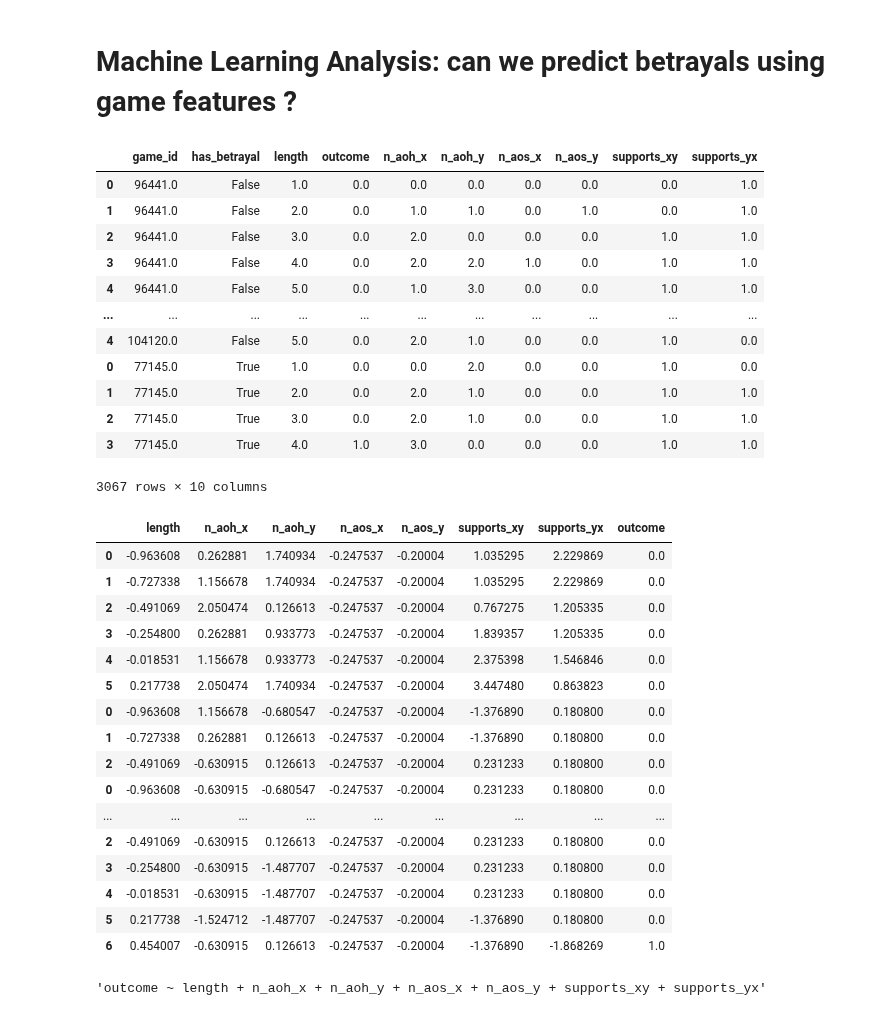
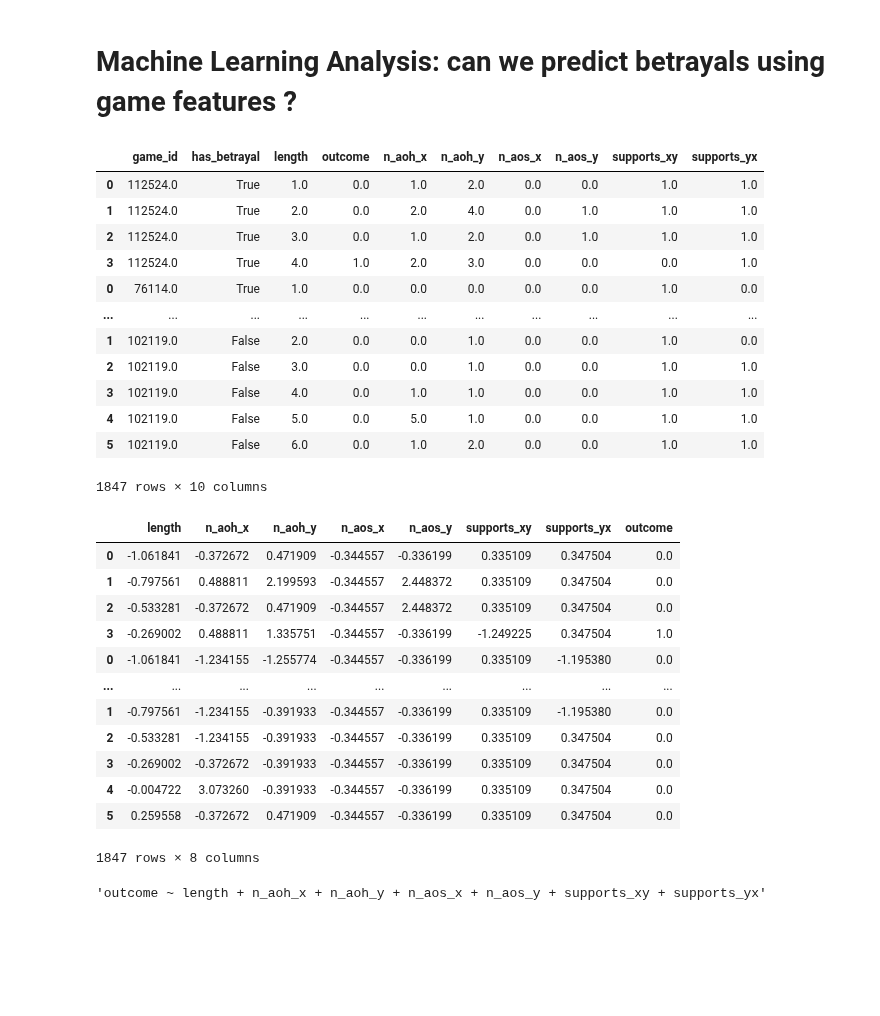
Before and after one commit to epfl-ada/ada-2020-project-milestone-p3-p3_chic, a Jupyter notebook: p4-part2.ipynb, the cells around one changed output. Cells and saved outputs as stored; diff of their text form; code cells hidden in the pictures; blank space fills up the shorter version.

```diff
--- a/p4-part2.ipynb
+++ b/p4-part2.ipynb
@@ -190,22 +184,22 @@ What can we do next ?
 # %%
 import statsmodels.formula.api as smf
 
-features = pd.read_pickle("data/features1/features.pkl")
+features = pd.read_pickle("data/features_N1/features.pkl")
 features
 # %% [output]
 |  | game_id | has_betrayal | length | outcome | n_aoh_x | n_aoh_y | n_aos_x | n_aos_y | supports_xy | supports_yx |
-| 0 | 96441.0 | False | 1.0 | 0.0 | 0.0 | 0.0 | 0.0 | 0.0 | 0.0 | 1.0 |
-| 1 | 96441.0 | False | 2.0 | 0.0 | 1.0 | 1.0 | 0.0 | 1.0 | 0.0 | 1.0 |
-| 2 | 96441.0 | False | 3.0 | 0.0 | 2.0 | 0.0 | 0.0 | 0.0 | 1.0 | 1.0 |
-| 3 | 96441.0 | False | 4.0 | 0.0 | 2.0 | 2.0 | 1.0 | 0.0 | 1.0 | 1.0 |
-| 4 | 96441.0 | False | 5.0 | 0.0 | 1.0 | 3.0 | 0.0 | 0.0 | 1.0 | 1.0 |
+| 0 | 112524.0 | True | 1.0 | 0.0 | 1.0 | 2.0 | 0.0 | 0.0 | 1.0 | 1.0 |
+| 1 | 112524.0 | True | 2.0 | 0.0 | 2.0 | 4.0 | 0.0 | 1.0 | 1.0 | 1.0 |
+| 2 | 112524.0 | True | 3.0 | 0.0 | 1.0 | 2.0 | 0.0 | 1.0 | 1.0 | 1.0 |
+| 3 | 112524.0 | True | 4.0 | 1.0 | 2.0 | 3.0 | 0.0 | 0.0 | 0.0 | 1.0 |
+| 0 | 76114.0 | True | 1.0 | 0.0 | 0.0 | 0.0 | 0.0 | 0.0 | 1.0 | 0.0 |
 | ... | ... | ... | ... | ... | ... | ... | ... | ... | ... | ... |
-| 4 | 104120.0 | False | 5.0 | 0.0 | 2.0 | 1.0 | 0.0 | 0.0 | 1.0 | 0.0 |
-| 0 | 77145.0 | True | 1.0 | 0.0 | 0.0 | 2.0 | 0.0 | 0.0 | 1.0 | 0.0 |
-| 1 | 77145.0 | True | 2.0 | 0.0 | 2.0 | 1.0 | 0.0 | 0.0 | 1.0 | 1.0 |
-| 2 | 77145.0 | True | 3.0 | 0.0 | 2.0 | 1.0 | 0.0 | 0.0 | 1.0 | 1.0 |
-| 3 | 77145.0 | True | 4.0 | 1.0 | 3.0 | 0.0 | 0.0 | 0.0 | 1.0 | 1.0 |
+| 1 | 102119.0 | False | 2.0 | 0.0 | 0.0 | 1.0 | 0.0 | 0.0 | 1.0 | 0.0 |
+| 2 | 102119.0 | False | 3.0 | 0.0 | 0.0 | 1.0 | 0.0 | 0.0 | 1.0 | 1.0 |
+| 3 | 102119.0 | False | 4.0 | 0.0 | 1.0 | 1.0 | 0.0 | 0.0 | 1.0 | 1.0 |
+| 4 | 102119.0 | False | 5.0 | 0.0 | 5.0 | 1.0 | 0.0 | 0.0 | 1.0 | 1.0 |
+| 5 | 102119.0 | False | 6.0 | 0.0 | 1.0 | 2.0 | 0.0 | 0.0 | 1.0 | 1.0 |
-3067 rows × 10 columns
+1847 rows × 10 columns
 # %%
 # train logistic regression
 
@@ -221,22 +215,18 @@ for p in predictors:
 features
 # %% [output]
 |  | length | n_aoh_x | n_aoh_y | n_aos_x | n_aos_y | supports_xy | supports_yx | outcome |
-| 0 | -0.963608 | 0.262881 | 1.740934 | -0.247537 | -0.20004 | 1.035295 | 2.229869 | 0.0 |
-| 1 | -0.727338 | 1.156678 | 1.740934 | -0.247537 | -0.20004 | 1.035295 | 2.229869 | 0.0 |
-| 2 | -0.491069 | 2.050474 | 0.126613 | -0.247537 | -0.20004 | 0.767275 | 1.205335 | 0.0 |
-| 3 | -0.254800 | 0.262881 | 0.933773 | -0.247537 | -0.20004 | 1.839357 | 1.205335 | 0.0 |
-| 4 | -0.018531 | 1.156678 | 0.933773 | -0.247537 | -0.20004 | 2.375398 | 1.546846 | 0.0 |
-| 5 | 0.217738 | 2.050474 | 1.740934 | -0.247537 | -0.20004 | 3.447480 | 0.863823 | 0.0 |
-| 0 | -0.963608 | 1.156678 | -0.680547 | -0.247537 | -0.20004 | -1.376890 | 0.180800 | 0.0 |
-| 1 | -0.727338 | 0.262881 | 0.126613 | -0.247537 | -0.20004 | -1.376890 | 0.180800 | 0.0 |
-| 2 | -0.491069 | -0.630915 | 0.126613 | -0.247537 | -0.20004 | 0.231233 | 0.180800 | 0.0 |
-| 0 | -0.963608 | -0.630915 | -0.680547 | -0.247537 | -0.20004 | 0.231233 | 0.180800 | 0.0 |
+| 0 | -1.061841 | -0.372672 | 0.471909 | -0.344557 | -0.336199 | 0.335109 | 0.347504 | 0.0 |
+| 1 | -0.797561 | 0.488811 | 2.199593 | -0.344557 | 2.448372 | 0.335109 | 0.347504 | 0.0 |
+| 2 | -0.533281 | -0.372672 | 0.471909 | -0.344557 | 2.448372 | 0.335109 | 0.347504 | 0.0 |
+| 3 | -0.269002 | 0.488811 | 1.335751 | -0.344557 | -0.336199 | -1.249225 | 0.347504 | 1.0 |
+| 0 | -1.061841 | -1.234155 | -1.255774 | -0.344557 | -0.336199 | 0.335109 | -1.195380 | 0.0 |
 | ... | ... | ... | ... | ... | ... | ... | ... | ... |
-| 2 | -0.491069 | -0.630915 | 0.126613 | -0.247537 | -0.20004 | 0.231233 | 0.180800 | 0.0 |
-| 3 | -0.254800 | -0.630915 | -1.487707 | -0.247537 | -0.20004 | 0.231233 | 0.180800 | 0.0 |
-| 4 | -0.018531 | -0.630915 | -1.487707 | -0.247537 | -0.20004 | 0.231233 | 0.180800 | 0.0 |
-| 5 | 0.217738 | -1.524712 | -1.487707 | -0.247537 | -0.20004 | -1.376890 | 0.180800 | 0.0 |
-| 6 | 0.454007 | -0.630915 | 0.126613 | -0.247537 | -0.20004 | -1.376890 | -1.868269 | 1.0 |
+| 1 | -0.797561 | -1.234155 | -0.391933 | -0.344557 | -0.336199 | 0.335109 | -1.195380 | 0.0 |
+| 2 | -0.533281 | -1.234155 | -0.391933 | -0.344557 | -0.336199 | 0.335109 | 0.347504 | 0.0 |
+| 3 | -0.269002 | -0.372672 | -0.391933 | -0.344557 | -0.336199 | 0.335109 | 0.347504 | 0.0 |
+| 4 | -0.004722 | 3.073260 | -0.391933 | -0.344557 | -0.336199 | 0.335109 | 0.347504 | 0.0 |
+| 5 | 0.259558 | -0.372672 | 0.471909 | -0.344557 | -0.336199 | 0.335109 | 0.347504 | 0.0 |
+1847 rows × 8 columns
 # %%
 formula = "outcome ~ " + ' + '.join(predictors)
 formula
```
Also changed, not shown: parts of 5 cells of this notebook, 4 other files.
